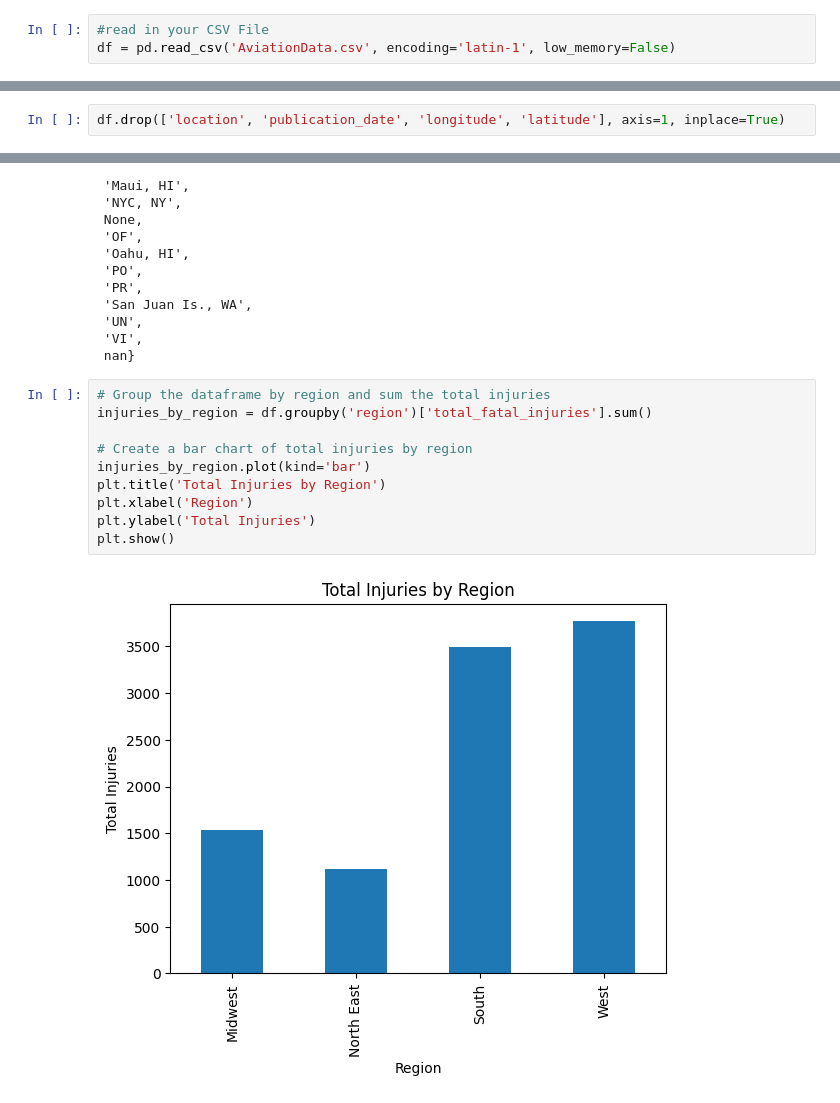
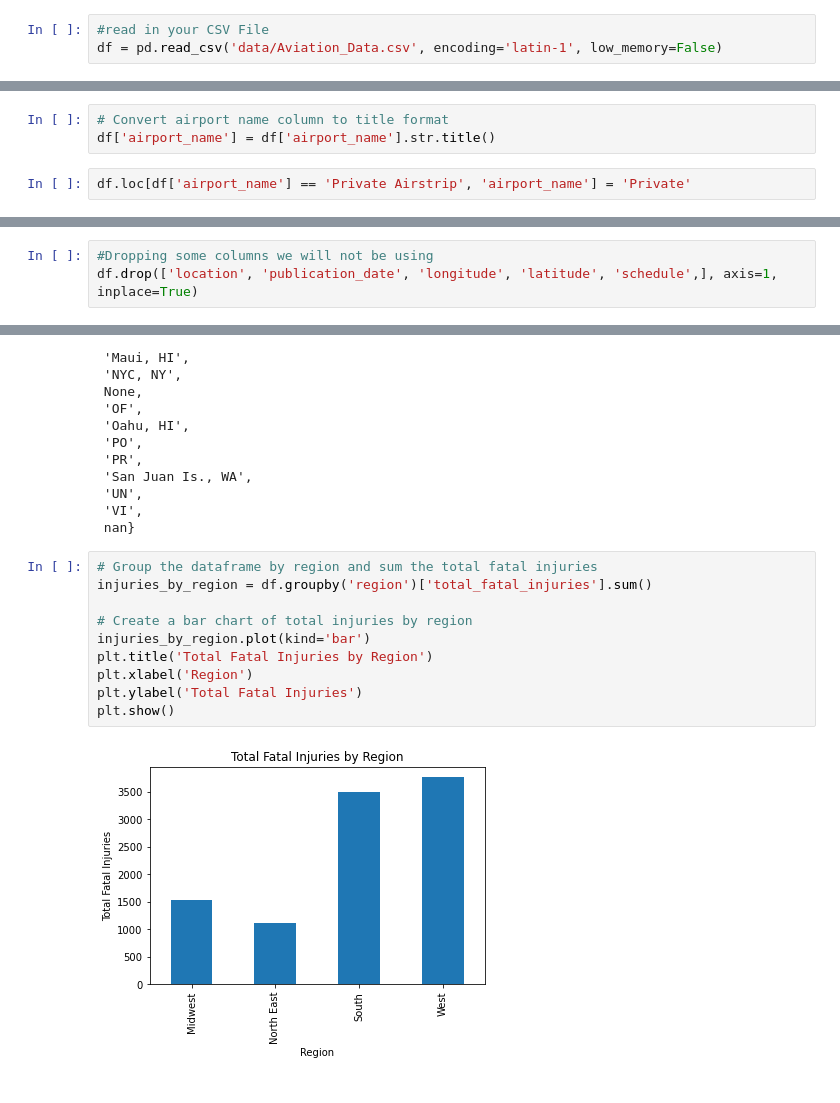
Before and after one commit to jtjohn172/Aviation-Data-Analysis-Project, a Jupyter notebook: notebook.ipynb, the cells around one changed output, grey strips where cells are left out. Saved outputs shown, nothing was run; the diff lists cells and outputs as text.

```diff
--- a/notebook.ipynb
+++ b/notebook.ipynb
@@ -11,7 +11,7 @@ import numpy as np
 import matplotlib.pyplot as plt
 # %%
 #read in your CSV File
-df = pd.read_csv('AviationData.csv', encoding='latin-1', low_memory=False)
+df = pd.read_csv('data/Aviation_Data.csv', encoding='latin-1', low_memory=False)
 # %%
 df.head()
 # %% [output]
@@ -74,8 +87,14 @@ df.head()
+# %%
+# Convert airport name column to title format
+df['airport_name'] = df['airport_name'].str.title()
+# %%
+df.loc[df['airport_name'] == 'Private Airstrip', 'airport_name'] = 'Private'
 # %%
 # Remove all data with an event_date before 2001-11
 df = df[df['event_date'] >= '2001-11']
 # %%
-df.drop(['location', 'publication_date', 'longitude', 'latitude'], axis=1, inplace=True)
+#Dropping some columns we will not be using
+df.drop(['location', 'publication_date', 'longitude', 'latitude', 'schedule',], axis=1, inplace=True)
 # %%
 df = df[df['country'] == 'United States']
 # %%
@@ -146,17 +165,17 @@ states_not_in_dict
  'VI',
  nan}
 # %%
-# Group the dataframe by region and sum the total injuries
+# Group the dataframe by region and sum the total fatal injuries
 injuries_by_region = df.groupby('region')['total_fatal_injuries'].sum()
 
 # Create a bar chart of total injuries by region
 injuries_by_region.plot(kind='bar')
-plt.title('Total Injuries by Region')
+plt.title('Total Fatal Injuries by Region')
 plt.xlabel('Region')
-plt.ylabel('Total Injuries')
+plt.ylabel('Total Fatal Injuries')
 plt.show()
 # %% [output]
-[figure, old version]
+[figure, new version]
 # %%
 # Group the dataframe by region and sum the total injuries
 injuries_by_region = df.groupby('region')[['total_fatal_injuries', 'total_serious_injuries', 'total_minor_injuries']].sum()
```
Also changed, not shown: parts of 14 cells of this notebook.
